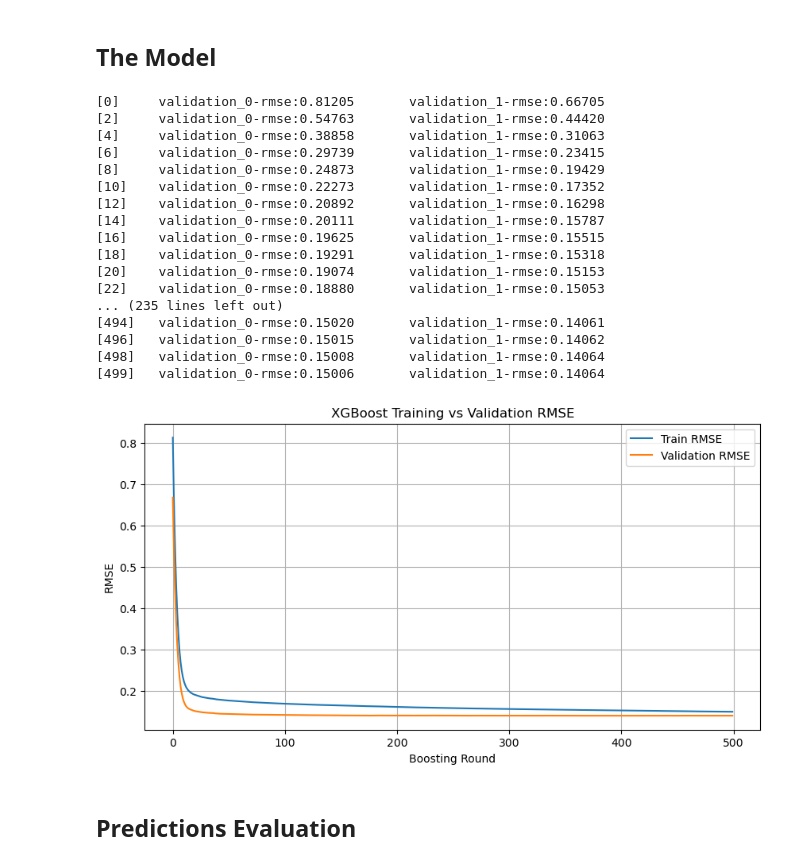
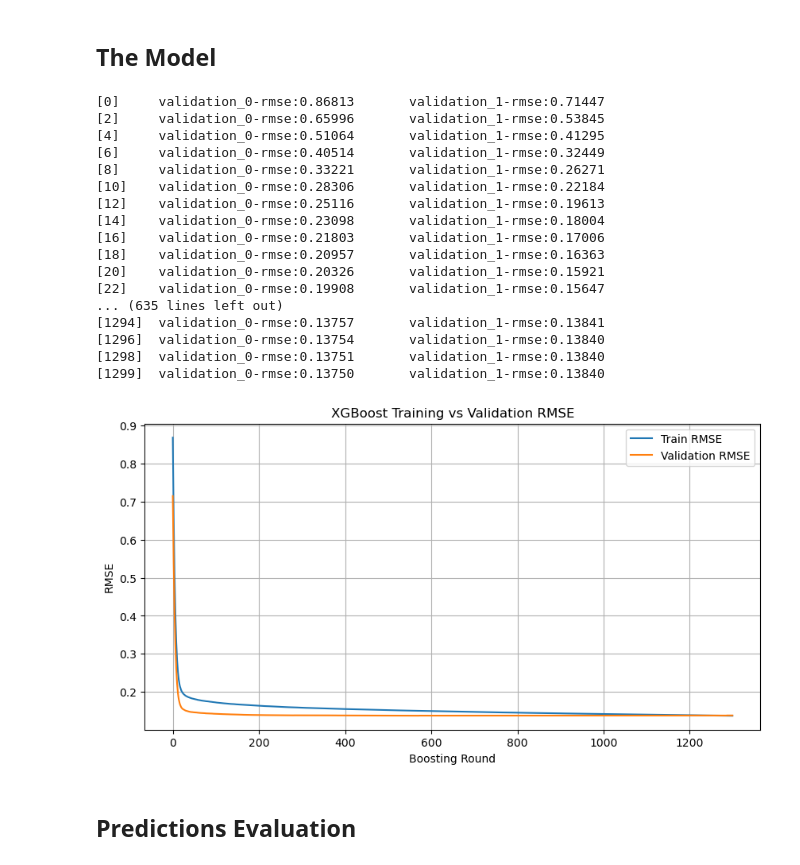
Before and after one commit to prathamshah607/Machine-Learning-Projects, a Jupyter notebook: Electricity/xgboost.ipynb, the cells around one changed output. Cells and saved outputs as stored; diff of their text form; code cells hidden in the pictures.

```diff
--- a/Electricity/xgboost.ipynb
+++ b/Electricity/xgboost.ipynb
@@ -103,7 +105,7 @@ df['is_weekend'] = df['date_time'].dt.dayofweek >= 5
 df['is_weekend'] = df['is_weekend'].astype(int)  #weekend : 1, weekday : 0. idea is that weekend signifies greater consumption
 
 # Lag features
-for lag in [1, 30, 60, 1440]:
+for lag in [1, 5, 30, 60, 1440]:
     df[f'lag_{lag}_min'] = df['Global_active_power'].shift(lag)
 
 # Rolling statistics
@@ -168,47 +170,47 @@ y_test = target_scaler.transform(y_test_raw.values.reshape(-1, 1))
 # %%
 import xgboost as xgb
 from sklearn.metrics import mean_squared_error
 
-model = xgb.XGBRegressor(objective='reg:squarederror', n_estimators=500, learning_rate=0.2)
+model = xgb.XGBRegressor(objective='reg:squarederror', n_estimators=1300, learning_rate=0.14)
 
 eval_set = [(X_train, y_train), (X_test, y_test)]
 model.fit(X_train, y_train,
           eval_set=eval_set,
           verbose=2)
 
 results = model.evals_result()
 
 epochs = len(results['validation_0']['rmse'])
 x_axis = range(epochs)
 
 plt.figure(figsize=(10, 5))
 plt.plot(x_axis, results['validation_0']['rmse'], label='Train RMSE')
 plt.plot(x_axis, results['validation_1']['rmse'], label='Validation RMSE')
 plt.title('XGBoost Training vs Validation RMSE')
 plt.xlabel('Boosting Round')
 plt.ylabel('RMSE')
 plt.legend()
 plt.grid(True)
 plt.show()
 # %% [output]
-[0]     validation_0-rmse:0.81205       validation_1-rmse:0.66705
-[2]     validation_0-rmse:0.54763       validation_1-rmse:0.44420
-[4]     validation_0-rmse:0.38858       validation_1-rmse:0.31063
-[6]     validation_0-rmse:0.29739       validation_1-rmse:0.23415
-[8]     validation_0-rmse:0.24873       validation_1-rmse:0.19429
-[10]    validation_0-rmse:0.22273       validation_1-rmse:0.17352
-[12]    validation_0-rmse:0.20892       validation_1-rmse:0.16298
-[14]    validation_0-rmse:0.20111       validation_1-rmse:0.15787
-[16]    validation_0-rmse:0.19625       validation_1-rmse:0.15515
-[18]    validation_0-rmse:0.19291       validation_1-rmse:0.15318
-[20]    validation_0-rmse:0.19074       validation_1-rmse:0.15153
-[22]    validation_0-rmse:0.18880       validation_1-rmse:0.15053
-... (235 lines left out)
-[494]   validation_0-rmse:0.15020       validation_1-rmse:0.14061
-[496]   validation_0-rmse:0.15015       validation_1-rmse:0.14062
-[498]   validation_0-rmse:0.15008       validation_1-rmse:0.14064
-[499]   validation_0-rmse:0.15006       validation_1-rmse:0.14064
+[0]     validation_0-rmse:0.86813       validation_1-rmse:0.71447
+[2]     validation_0-rmse:0.65996       validation_1-rmse:0.53845
+[4]     validation_0-rmse:0.51064       validation_1-rmse:0.41295
+[6]     validation_0-rmse:0.40514       validation_1-rmse:0.32449
+[8]     validation_0-rmse:0.33221       validation_1-rmse:0.26271
+[10]    validation_0-rmse:0.28306       validation_1-rmse:0.22184
+[12]    validation_0-rmse:0.25116       validation_1-rmse:0.19613
+[14]    validation_0-rmse:0.23098       validation_1-rmse:0.18004
+[16]    validation_0-rmse:0.21803       validation_1-rmse:0.17006
+[18]    validation_0-rmse:0.20957       validation_1-rmse:0.16363
+[20]    validation_0-rmse:0.20326       validation_1-rmse:0.15921
+[22]    validation_0-rmse:0.19908       validation_1-rmse:0.15647
+... (635 lines left out)
+[1294]  validation_0-rmse:0.13757       validation_1-rmse:0.13841
+[1296]  validation_0-rmse:0.13754       validation_1-rmse:0.13840
+[1298]  validation_0-rmse:0.13751       validation_1-rmse:0.13840
+[1299]  validation_0-rmse:0.13750       validation_1-rmse:0.13840
-[figure, old version]
+[figure, new version]
 # %% [markdown]
 ## Predictions Evaluation
 # %%
```
Also changed, not shown: parts of 8 cells of this notebook.
